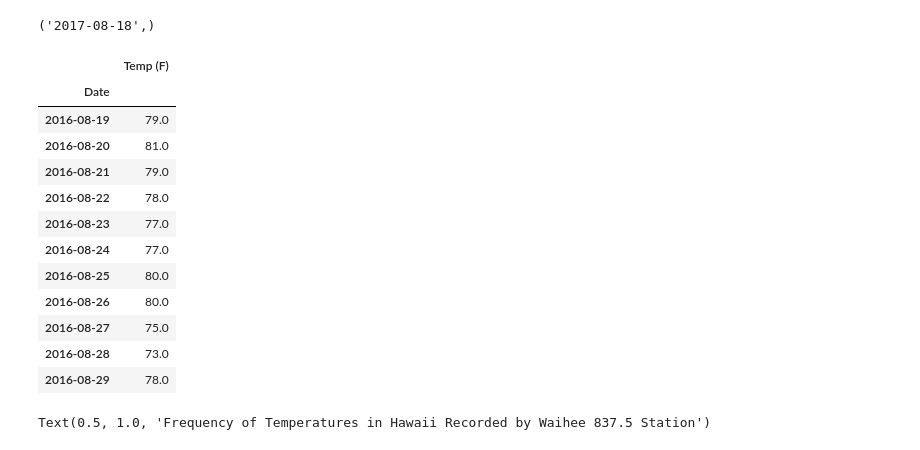
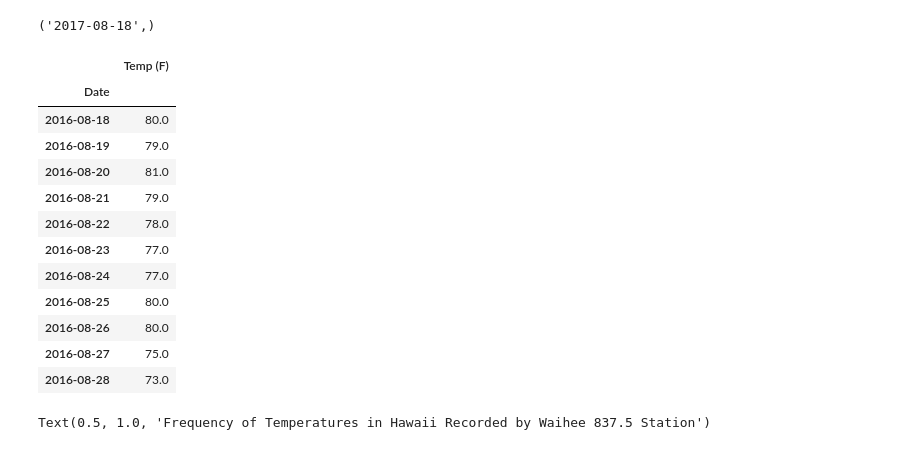
Before and after one commit to cxnoii/Exploratory-Weather-Analysis, a Jupyter notebook: climate_starter.ipynb, the cells around one changed output. Cells and saved outputs as stored; diff of their text form; code cells hidden in the pictures.

```diff
--- a/climate_starter.ipynb
+++ b/climate_starter.ipynb
@@ -164,16 +164,17 @@ session.query(Measurements.date).\
 # %%
 # Using the most active station id
 # Query the last 12 months of temperature observation data for this station
 recent_12 = session.query(Measurements.date,Measurements.tobs).\
-    filter(Measurements.date > '2016-08-18').\
+    filter(Measurements.date >= '2016-08-18').\
         filter(Measurements.station == 'USC00519281').all()
 
 tobs_df = pd.DataFrame(recent_12,columns=['Date', 'Temp (F)'])
 tobs_df.set_index('Date',inplace=True)
 tobs_df.head(11)
 # %% [output]
 |  | Temp (F) |
 | Date |  |
+| 2016-08-18 | 80.0 |
 | 2016-08-19 | 79.0 |
 | 2016-08-20 | 81.0 |
 | 2016-08-21 | 79.0 |
@@ -184,7 +185,6 @@ tobs_df.head(11)
 | 2016-08-26 | 80.0 |
 | 2016-08-27 | 75.0 |
 | 2016-08-28 | 73.0 |
-| 2016-08-29 | 78.0 |
 # %%
 #plot the results as a histogram
 plt.hist(tobs_df,bins=12)
```
Also changed, not shown: parts of 5 cells of this notebook.
